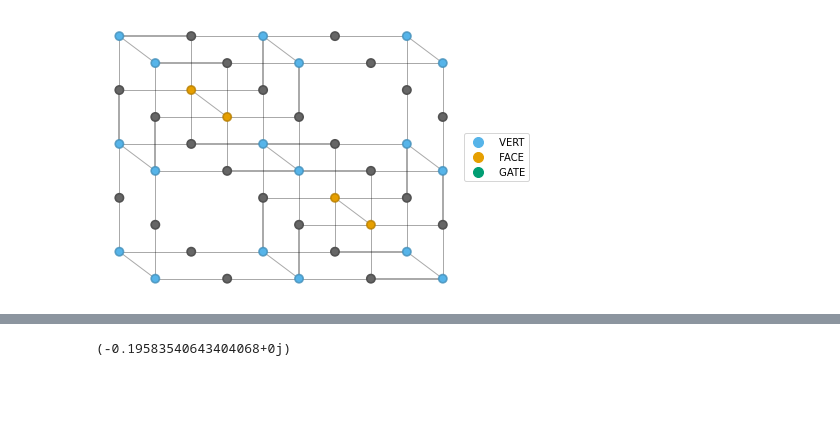
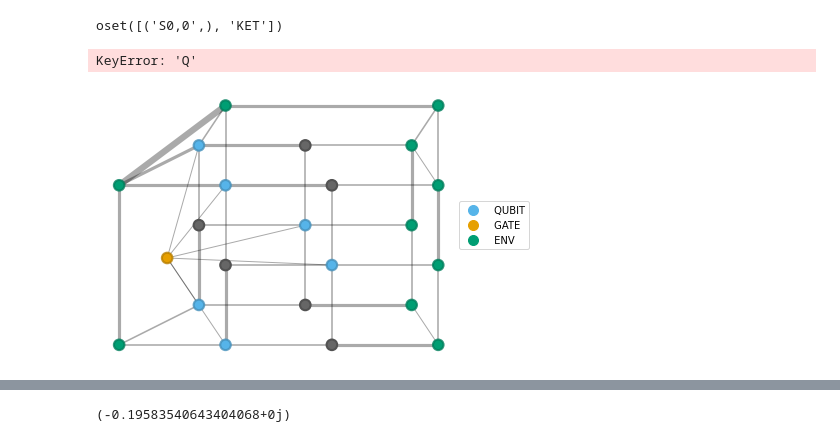
Before and after one commit to gabrielwoolls/fermion-encoding, a Jupyter notebook: contract_testing.ipynb, the cells around one changed output, grey strips where cells are left out. Drawn from its saved outputs; the diff is of its cells as text; code cells hidden in the pictures; blank space fills up the shorter version.

Commit message:
Checkpt before layer insert identity

```diff
--- a/contract_testing.ipynb
+++ b/contract_testing.ipynb
@@ -53,13 +20,42 @@ env.add_tag('ENV')
-# %%
-ntest = norm.copy()
-
-# ntest.contract_boundary_from_top_(xrange=(0,1), layer_tags=('KET','BRA'))
-
-# ntest.contract_boundary_from_left_(yrange=(0,3), layer_tags=('KET','BRA'))
-# print(ntest.contract_boundary(sequence='l', layer_tags=('BRA','KET')))
-# print(ntest^all)
-# print(norm^all)
-ntest._add_supergrid_row_col_tags()
-ntest.graph(layer_tags=('KET','BRA'))
-# %% [output]
-[figure, removed]
+# %%
+tags = ('S0,0',)
+layer = 'KET'
+tto((tags, layer))
+# %% [output]
+oset([('S0,0',), 'KET'])
+# %%
+reload(beeky)
+psi = beeky.QubitEncodeVector.rand(3,3)
+# psi.setup_bmps_contraction_()
+norm, bra, ket = psi.make_norm(return_all=True)
+norm.rotate_face_qubits(layer_tag='BRA').graph_layers()
+# %% [output]
+KeyError: 'Q'
+# %%
+reload(beeky)
+# SimHam = beeky.SpinlessSimHam(3,3)
+# where_gate = (4,7,10)
+# which_mpo = mpoham.get_term_at(*where_gate)
+
+# which_gate = SimHam.get_term_at(*where_gate)
+
+# psi = beeky.QubitEncodeVector.rand(3,3)
+# psi.setup_bmps_contraction_()
+# norm, bra, ket = psi.make_norm(return_all=True)
+
+# plaq_info = ((2,2), (3,2))
+# plaq_envs = norm.compute_plaquette_environments(x_bsz=3, y_bsz=2, first_contract='rows', layer_tags=('BRA','KET'))
+
+# plaq_tags = psi.plaquette_at(xy=plaq_info[0], bsz=plaq_info[1], get='tags')
+# env = plaq_envs[plaq_info]
+# env.add_tag('ENV')
+
+# ket_local = ket.select_any(plaq_tags).view_like_(psi)
+# bra_and_env = bra.select_any(plaq_tags) | env
+
+# composite = (ket_local.apply_mpo(mpo=which_mpo, where=where_gate, contract=False) | bra_and_env).view_like_(psi)
+# composite = (ket_local.apply_gate(which_gate, where_gate, contract=False) | bra_and_env).view_like(psi)
+
+composite.graph(layer_tags=('BRA','KET'),color=['QUBIT', 'GATE', 'ENV'])
+# %% [output]
+[figure, added]
```
Also changed, not shown: parts of 10 cells of this notebook, 1 other file.
